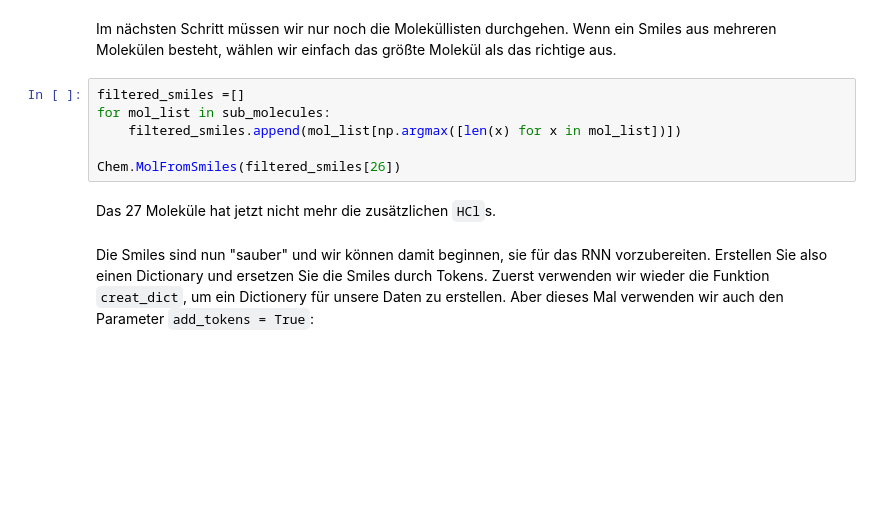
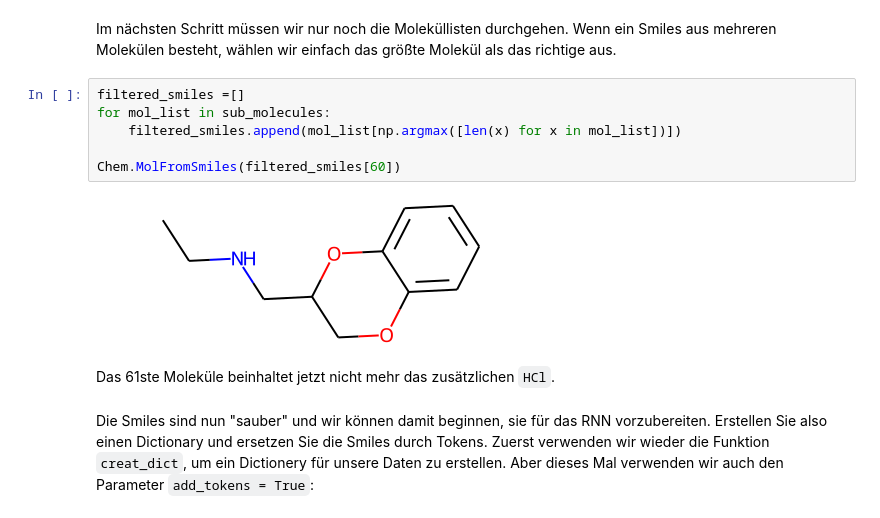
Before and after one commit to kochgroup/intro_pharma_ai, a Jupyter notebook: Notebooks_GER/Woche 12 - Autoencoders.ipynb, the cells around one changed output. Drawn from its saved outputs; the diff is of its cells as text; blank space fills up the shorter version.

```diff
--- a/Notebooks_GER/Woche 12 - Autoencoders.ipynb
+++ b/Notebooks_GER/Woche 12 - Autoencoders.ipynb
@@ -184,11 +241,13 @@ Im nächsten Schritt müssen wir nur noch die Moleküllisten durchgehen. Wenn ei
 # %%
 filtered_smiles =[]
 for mol_list in sub_molecules:
     filtered_smiles.append(mol_list[np.argmax([len(x) for x in mol_list])])
 
-Chem.MolFromSmiles(filtered_smiles[26])
+Chem.MolFromSmiles(filtered_smiles[60])
+# %% [output]
+[figure, added]
 # %% [markdown]
-Das 27 Moleküle hat jetzt nicht mehr die zusätzlichen `HCl`s.
+Das 61ste Moleküle beinhaltet jetzt nicht mehr das zusätzlichen `HCl`.
 # %% [markdown]
 Die Smiles sind nun "sauber" und wir können damit beginnen, sie für das RNN vorzubereiten. Erstellen Sie also einen Dictionary und ersetzen Sie die Smiles durch Tokens. Zuerst verwenden wir wieder die Funktion `creat_dict`, um ein Dictionery für unsere Daten zu erstellen. Aber dieses Mal verwenden wir auch den Parameter `add_tokens = True`:
 # %%
```
Also changed, not shown: parts of 40 cells of this notebook, 3 other files.
